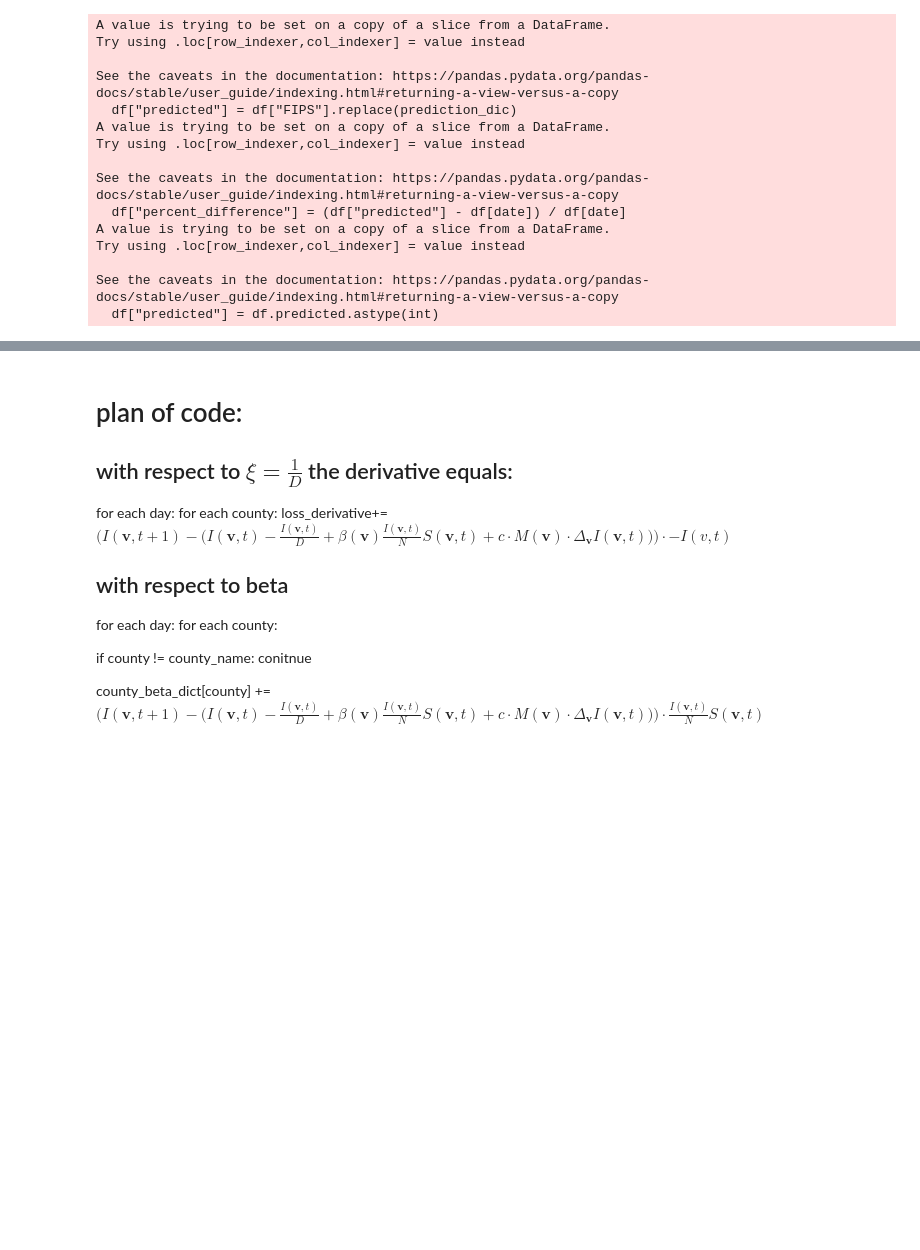
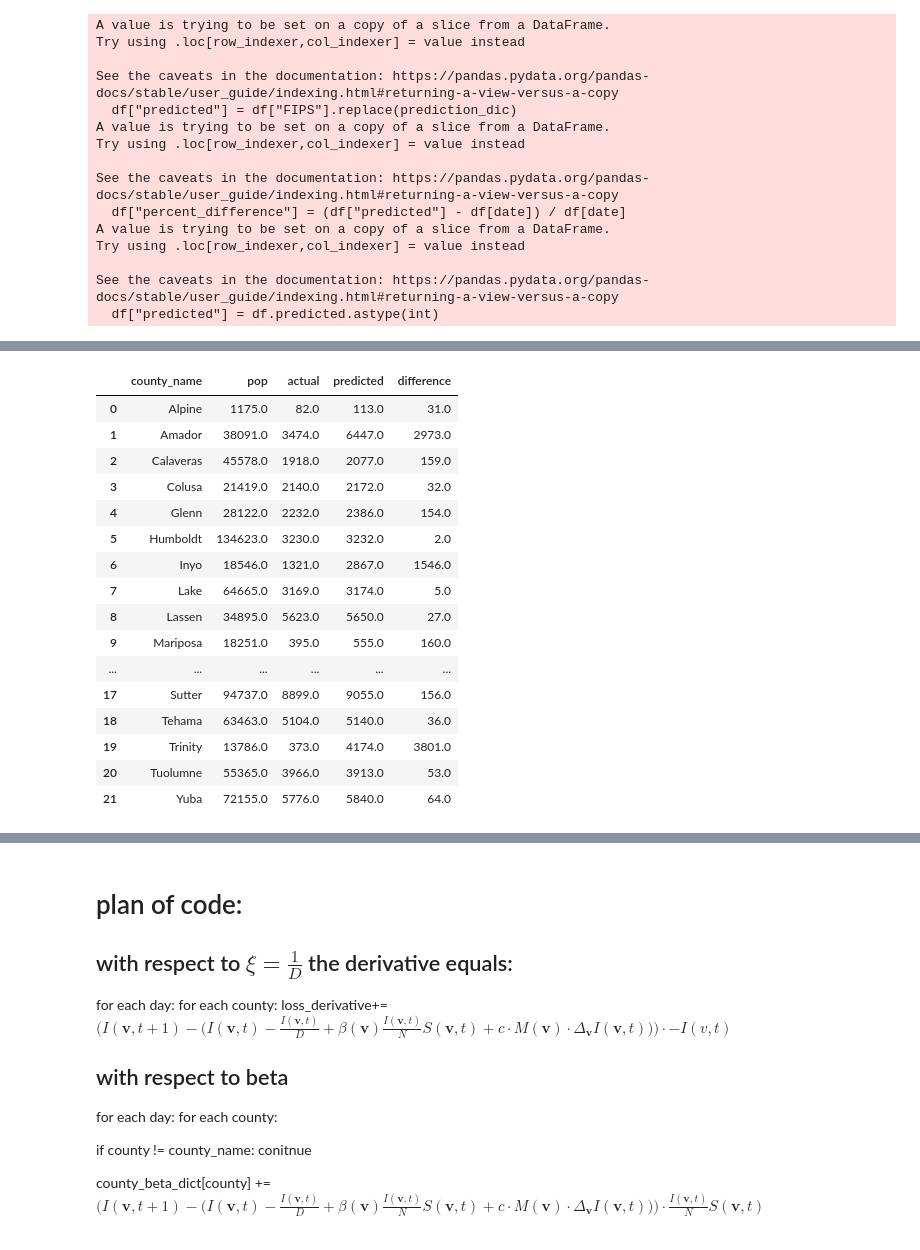
Before and after one commit to wendyw1999/epidemiology_capstone_project, a Jupyter notebook: notebooks/Stimulation.ipynb, the cells around one changed output, grey strips where cells are left out. Cells and saved outputs as stored; diff of their text form; code cells hidden in the pictures; blank space fills up the shorter version.

```diff
--- a/notebooks/Stimulation.ipynb
+++ b/notebooks/Stimulation.ipynb
@@ -449,0 +615,22 @@ pred_info.to_csv('pred_info_3_2.csv')
+# %%
+small_counties['difference'] = abs(small_counties.actual-small_counties.predicted)
+small_counties = small_counties.drop(columns = ['percent_difference'])
+small_counties
+# %% [output]
+|  | county_name | pop | actual | predicted | difference |
+| 0 | Alpine | 1175.0 | 82.0 | 113.0 | 31.0 |
+| 1 | Amador | 38091.0 | 3474.0 | 6447.0 | 2973.0 |
+| 2 | Calaveras | 45578.0 | 1918.0 | 2077.0 | 159.0 |
+| 3 | Colusa | 21419.0 | 2140.0 | 2172.0 | 32.0 |
+| 4 | Glenn | 28122.0 | 2232.0 | 2386.0 | 154.0 |
+| 5 | Humboldt | 134623.0 | 3230.0 | 3232.0 | 2.0 |
+| 6 | Inyo | 18546.0 | 1321.0 | 2867.0 | 1546.0 |
+| 7 | Lake | 64665.0 | 3169.0 | 3174.0 | 5.0 |
+| 8 | Lassen | 34895.0 | 5623.0 | 5650.0 | 27.0 |
+| 9 | Mariposa | 18251.0 | 395.0 | 555.0 | 160.0 |
+| ... | ... | ... | ... | ... | ... |
+| 17 | Sutter | 94737.0 | 8899.0 | 9055.0 | 156.0 |
+| 18 | Tehama | 63463.0 | 5104.0 | 5140.0 | 36.0 |
+| 19 | Trinity | 13786.0 | 373.0 | 4174.0 | 3801.0 |
+| 20 | Tuolumne | 55365.0 | 3966.0 | 3913.0 | 53.0 |
+| 21 | Yuba | 72155.0 | 5776.0 | 5840.0 | 64.0 |
```
Also changed, not shown: parts of 26 cells of this notebook, 7 other files.
